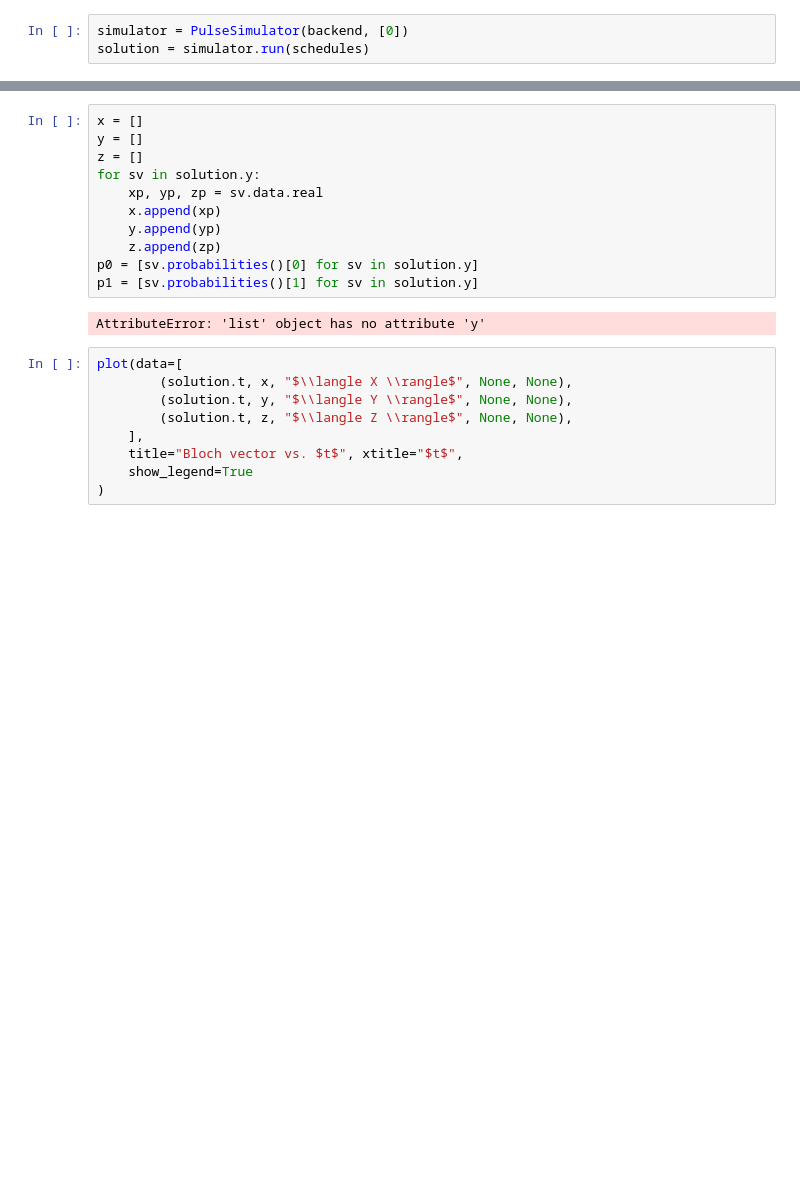
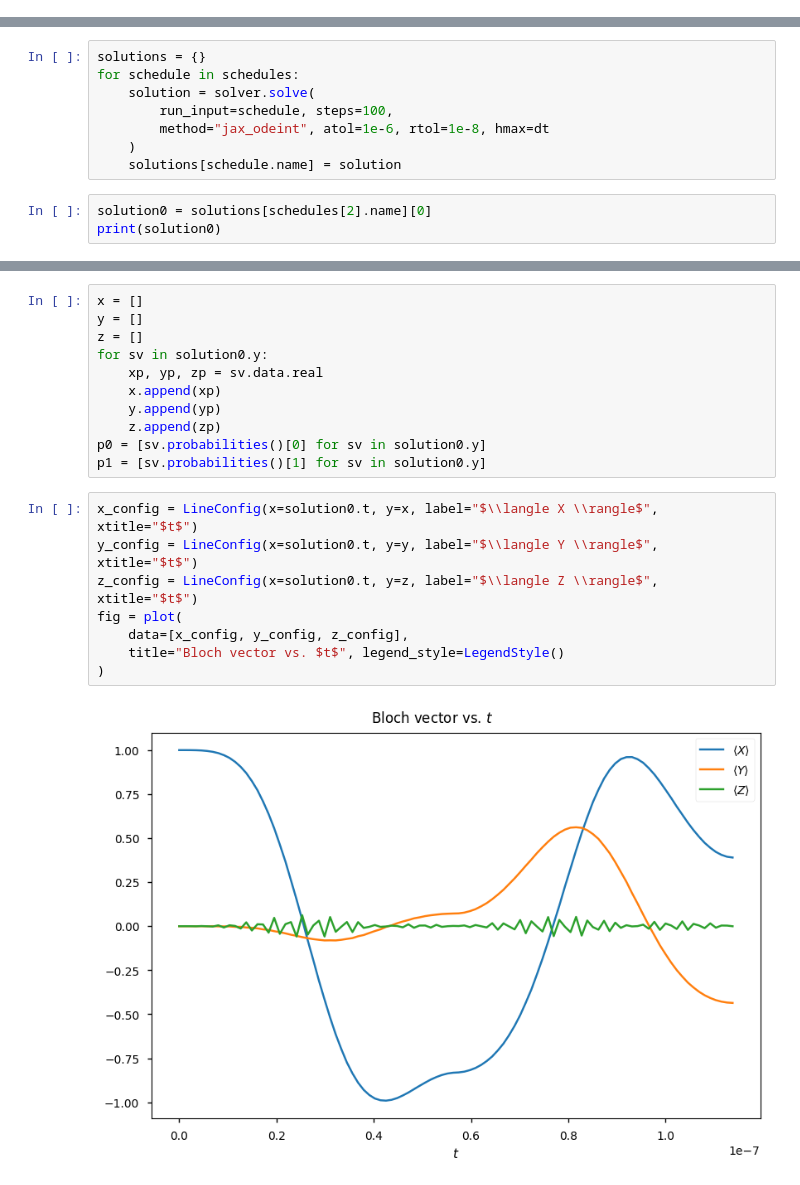
Before and after one commit to sinel/casq, a Jupyter notebook: src/casq/notebooks/playground.ipynb, the cells around one changed output, grey strips where cells are left out. Saved outputs shown, nothing was run; the diff lists cells and outputs as text; blank space fills up the shorter version.

```diff
--- a/src/casq/notebooks/playground.ipynb
+++ b/src/casq/notebooks/playground.ipynb
@@ -97,3 +51,0 @@ solver = Solver(
-# %%
-simulator = PulseSimulator(backend, [0])
-solution = simulator.run(schedules)
@@ -137,0 +52,11 @@ print(solution[0])
+# %%
+solutions = {}
+for schedule in schedules:
+    solution = solver.solve(
+        run_input=schedule, steps=100,
+        method="jax_odeint", atol=1e-6, rtol=1e-8, hmax=dt
+    )
+    solutions[schedule.name] = solution
+# %%
+solution0 = solutions[schedules[2].name][0]
+print(solution0)
@@ -139,22 +82,21 @@ print(solution[0])
 x = []
 y = []
 z = []
-for sv in solution.y:
+for sv in solution0.y:
     xp, yp, zp = sv.data.real
     x.append(xp)
     y.append(yp)
     z.append(zp)
-p0 = [sv.probabilities()[0] for sv in solution.y]
-p1 = [sv.probabilities()[1] for sv in solution.y]
+p0 = [sv.probabilities()[0] for sv in solution0.y]
+p1 = [sv.probabilities()[1] for sv in solution0.y]
-# %% [output]
-AttributeError: 'list' object has no attribute 'y'
 # %%
-plot(data=[
-        (solution.t, x, "$\\langle X \\rangle$", None, None),
-        (solution.t, y, "$\\langle Y \\rangle$", None, None),
-        (solution.t, z, "$\\langle Z \\rangle$", None, None),
-    ],
-    title="Bloch vector vs. $t$", xtitle="$t$",
-    show_legend=True
+x_config = LineConfig(x=solution0.t, y=x, label="$\\langle X \\rangle$", xtitle="$t$")
+y_config = LineConfig(x=solution0.t, y=y, label="$\\langle Y \\rangle$", xtitle="$t$")
+z_config = LineConfig(x=solution0.t, y=z, label="$\\langle Z \\rangle$", xtitle="$t$")
+fig = plot(
+    data=[x_config, y_config, z_config],
+    title="Bloch vector vs. $t$", legend_style=LegendStyle()
 )
+# %% [output]
+[figure, added]
 # %%
```
Also changed, not shown: parts of 13 cells of this notebook, 8 other files.
